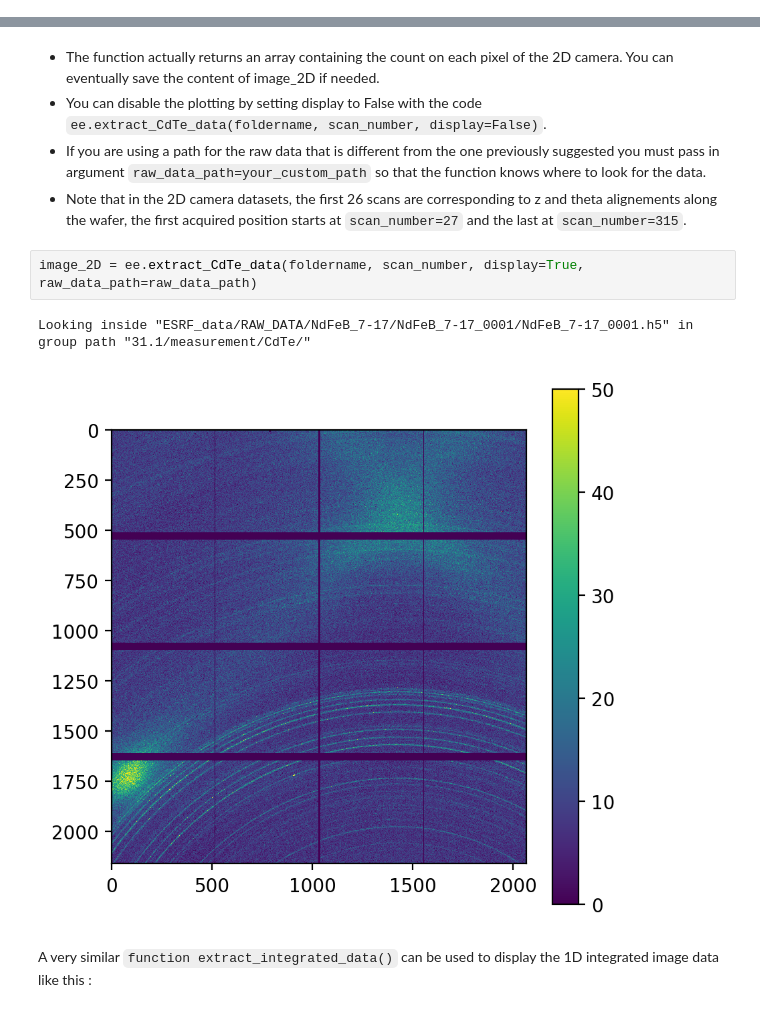
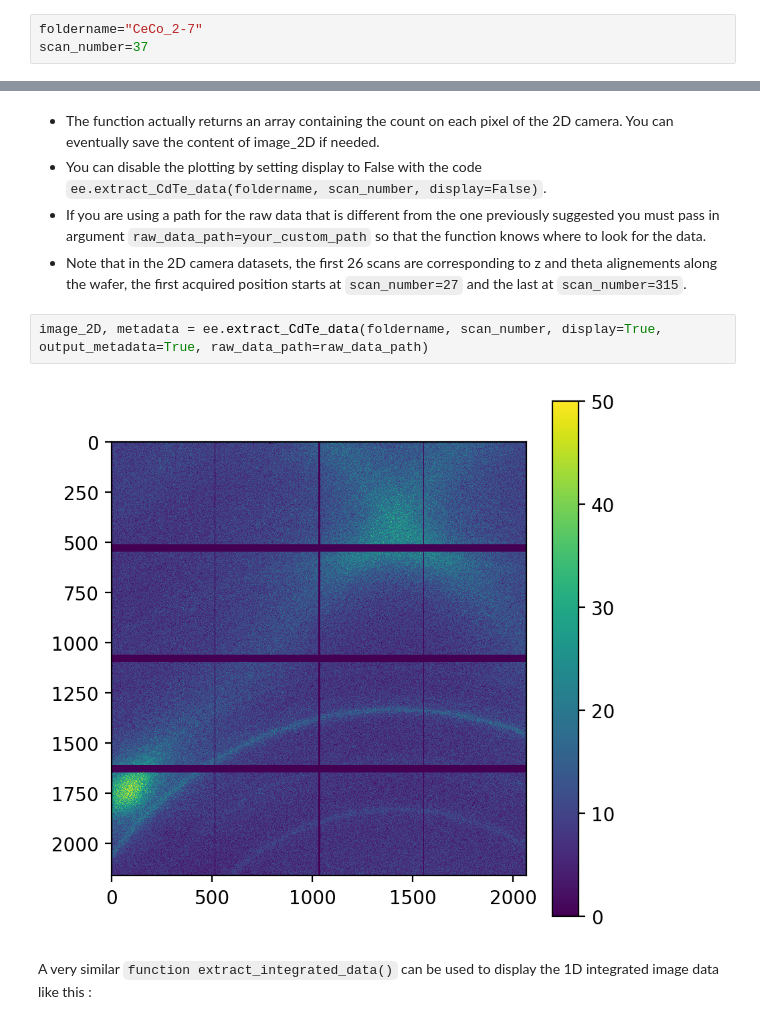
Before and after one commit to Escouflenfer/Extract_ESRF_Data, a Jupyter notebook: Extract_ESRF-Data.ipynb, the cells around one changed output, grey strips where cells are left out. Saved outputs shown, nothing was run; the diff lists cells and outputs as text.

Commit message:
added image extraction from hdf5 files

```diff
--- a/Extract_ESRF-Data.ipynb
+++ b/Extract_ESRF-Data.ipynb
@@ -52,3 +49,6 @@ scan_number=31
+# %%
+foldername="CeCo_2-7"
+scan_number=37
 # %% [markdown]
 Then you can call the function `extract_CdTe_data()` by specifiying both the foldername and the scan_number in argument. A few details about this function :
 - The function actually returns an array containing the count on each pixel of the 2D camera. You can eventually save the content of image_2D if needed.
@@ -56,10 +56,9 @@ Then you can call the function `extract_CdTe_data()` by specifiying both the fol
 - If you are using a path for the raw data that is different from the one previously suggested you must pass in argument `raw_data_path=your_custom_path` so that the function knows where to look for the data.
 - Note that in the 2D camera datasets, the first 26 scans are corresponding to z and theta alignements along the wafer, the first acquired position starts at `scan_number=27` and the last at `scan_number=315`.
 # %%
-image_2D = ee.extract_CdTe_data(foldername, scan_number, display=True, raw_data_path=raw_data_path)
+image_2D, metadata = ee.extract_CdTe_data(foldername, scan_number, display=True, output_metadata=True, raw_data_path=raw_data_path)
 # %% [output]
-Looking inside "ESRF_data/RAW_DATA/NdFeB_7-17/NdFeB_7-17_0001/NdFeB_7-17_0001.h5" in group path "31.1/measurement/CdTe/"
-[figure, old version]
+[figure, new version]
 # %% [markdown]
 A very similar `function extract_integrated_data()` can be used to display the 1D integrated image data like this :
 # %%
```
Also changed, not shown: parts of 4 cells of this notebook, 2 other files.
